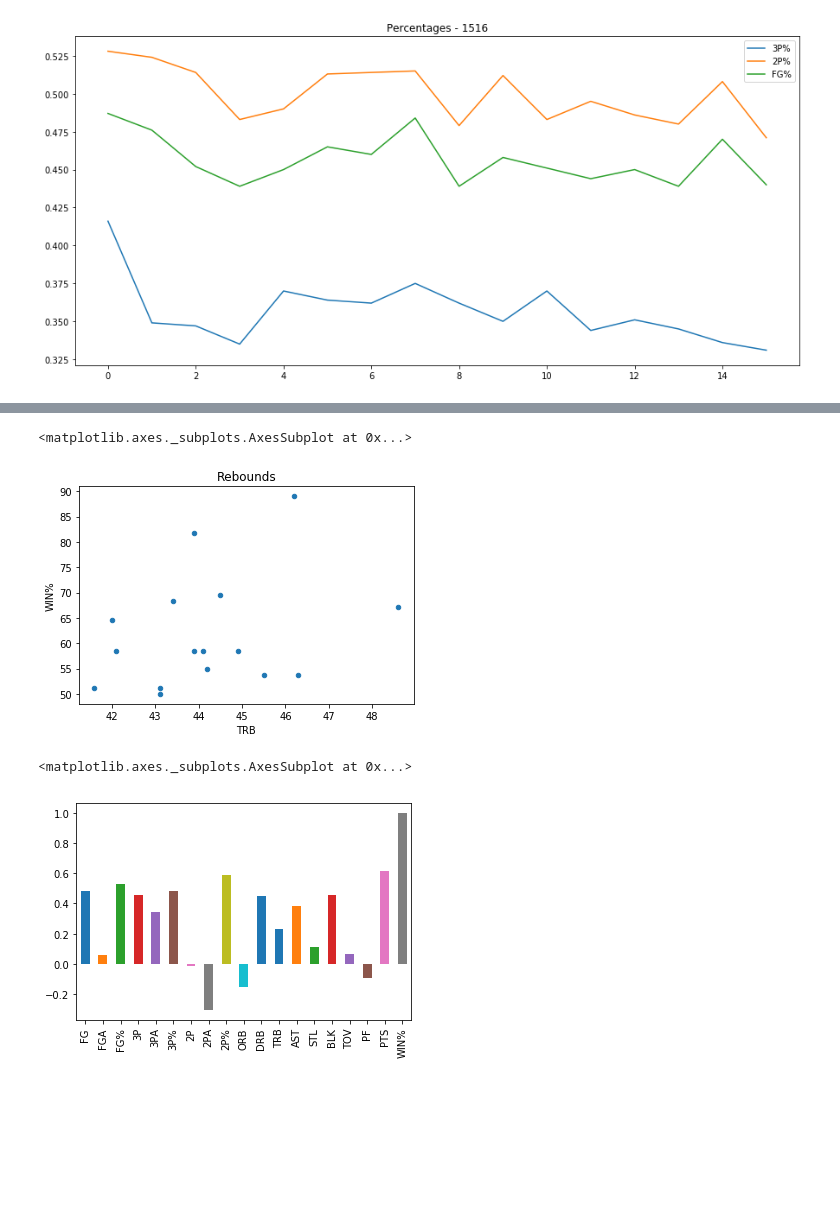
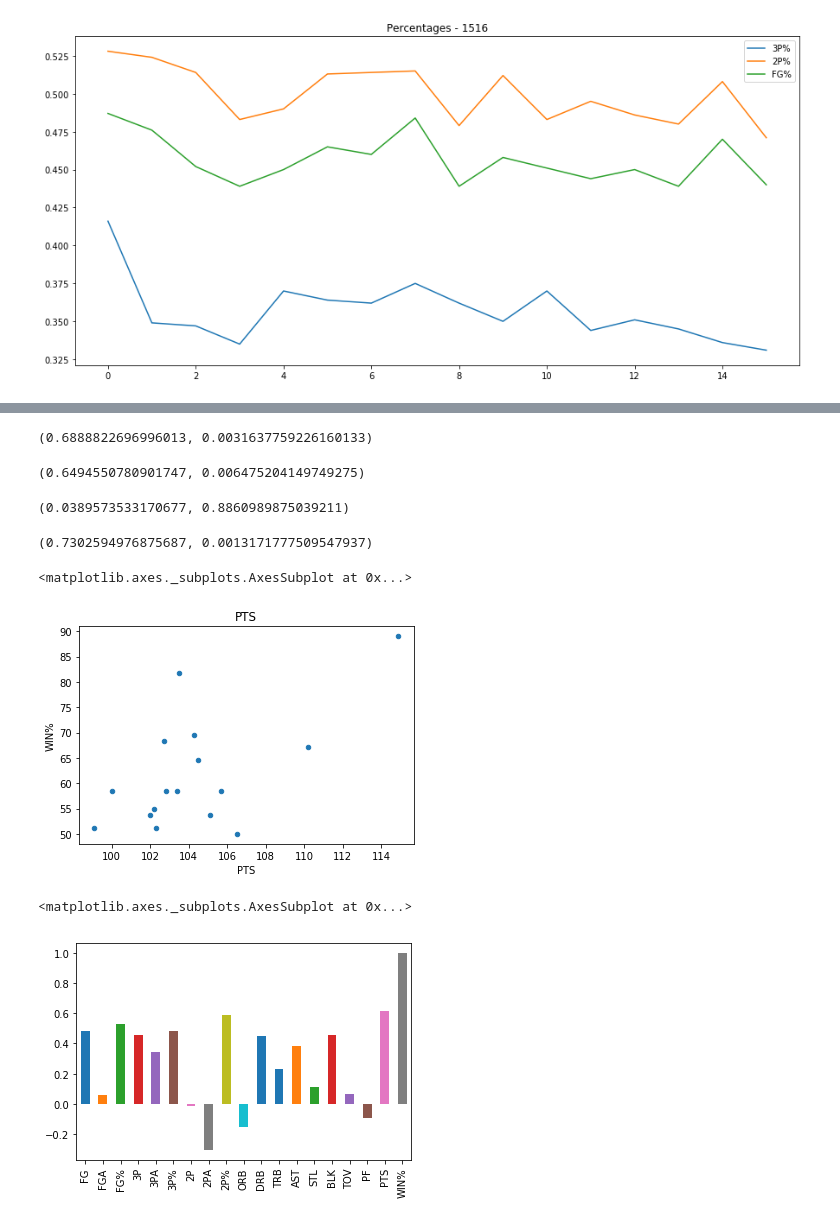
Before and after one commit to MaloneRobert/BasketballPredictor, a Jupyter notebook: Part_Two.ipynb, the cells around one changed output, grey strips where cells are left out. Drawn from its saved outputs; the diff is of its cells as text; code cells hidden in the pictures; blank space fills up the shorter version.

Commit message:
Added average correlation graph and comments

```diff
--- a/Part_Two.ipynb
+++ b/Part_Two.ipynb
@@ -153,3 +101,0 @@ NormaltestResult(statistic=0.1428180361294351, pvalue=0.9310809852913148)
-# %%
-rebounds = stats_for_1516[['WIN%', 'TRB', '3P%', 'PTS']]
-rebounds.head()
@@ -163,6 +128,32 @@ rebounds.head()
+# %%
+# A pearson correlation completed between three point shot percentage and end of season winning percentage.
+
+sc.stats.pearsonr(stats_for_1415_sign['3P%'], stats_for_1415_sign['WIN%'])
+# %% [output]
+(0.6888822696996013, 0.0031637759226160133)
+# %%
+# Again with two point shot percentage and winning percentage
+
+sc.stats.pearsonr(stats_for_1415_sign['2P%'], stats_for_1415_sign['WIN%'])
+# %% [output]
+(0.6494550780901747, 0.006475204149749275)
+# %%
+# Now the correlation between total rebounds and winning percentage: note that the correlation is small
+
+sc.stats.pearsonr(stats_for_1415_sign['TRB'], stats_for_1415_sign['WIN%'])
+# %% [output]
+(0.0389573533170677, 0.8860989875039211)
+# %%
+# A more highly correlation between total points per game and winning percentage
+
+sc.stats.pearsonr(stats_for_1415_sign['PTS'], stats_for_1415_sign['WIN%'])
+# %% [output]
+(0.7302594976875687, 0.0013171777509547937)
 # %%
-rebounds.plot(title = 'Rebounds', x = 'TRB' , y = 'WIN%', kind = 'scatter')
+# A scatter plot of average points scored and win percentage
+
+rebounds.plot(title = 'PTS', x = 'PTS' , y = 'WIN%', kind = 'scatter')
 # %% [output]
 <matplotlib.axes._subplots.AxesSubplot at 0x...>
-[figure, old version]
+[figure, new version]
 # %%
@@ -176,5 +167,8 @@ avg_correlations = (win_perc_1314 + win_perc_1415 + win_perc_1516 + win_perc_161
-# %%
-avg_correlations.plot(kind = 'bar')
-# %% [output]
-<matplotlib.axes._subplots.AxesSubplot at 0x...>
-[figure, removed]
+# %%
+# Calculating the average correlations between the years and plot
+
+avg_correlations = (win_perc_1314 + win_perc_1415 + win_perc_1516 + win_perc_1617 + win_perc_1718)/5
+avg_correlations.plot(kind = 'bar')
+# %% [output]
+<matplotlib.axes._subplots.AxesSubplot at 0x...>
+[figure, added]
```
Also changed, not shown: parts of 19 cells of this notebook.
